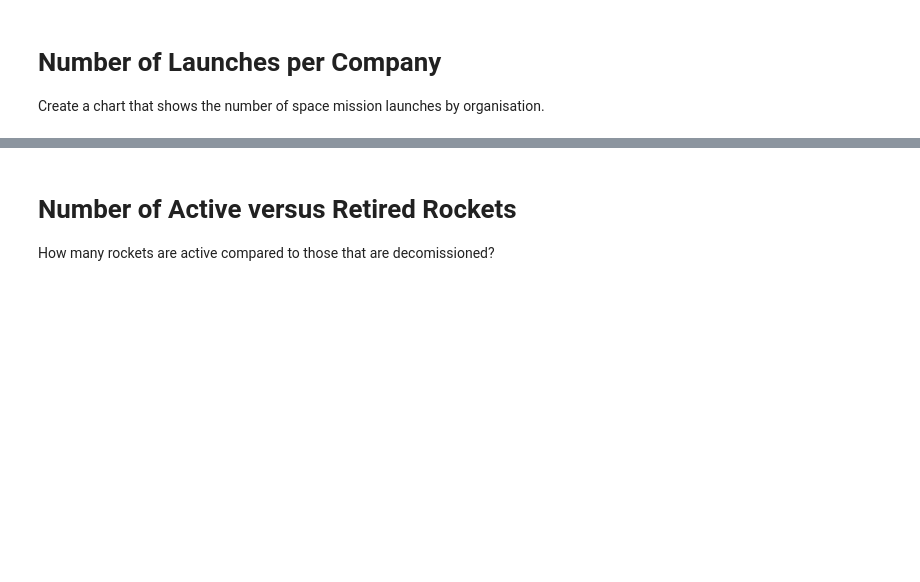
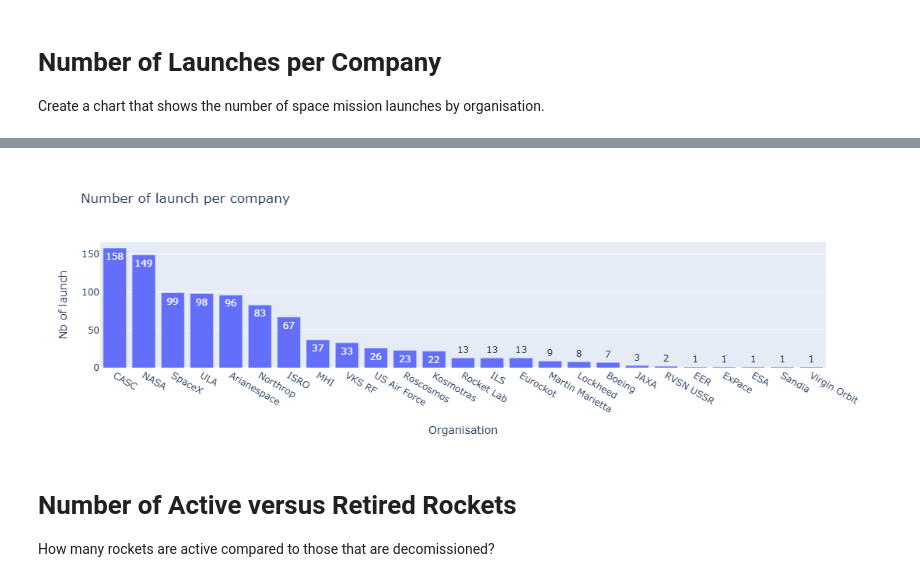
Before and after one commit to Bill-khk/Data-analysis, a Jupyter notebook: SpaceMissions/data/Space_Missions_Analysis_(start).ipynb, the cells around one changed output, grey strips where cells are left out. Cells and saved outputs as stored; diff of their text form; code cells hidden in the pictures; blank space fills up the shorter version.

```diff
--- a/SpaceMissions/data/Space_Missions_Analysis_(start).ipynb
+++ b/SpaceMissions/data/Space_Missions_Analysis_(start).ipynb
@@ -146,3 +146,9 @@ None
 # Number of Launches per Company
 
 Create a chart that shows the number of space mission launches by organisation.
+# %%
+df_graph = clean_df.groupby('Organisation').count().iloc[:,0]
+df_graph = df_graph.reset_index()
+df_graph.columns = ['Organisation', 'LaunchCount']
+df_graph = df_graph.sort_values(by=['LaunchCount'], ascending=False)
+print(df_graph)
@@ -149,3 +173,12 @@ Create a chart that shows the number of space mission launches by organisation.
+# %%
+import matplotlib.pyplot as plt
+import plotly.express as px
+
+bar = px.bar(df_graph, x='Organisation', y='LaunchCount', text='LaunchCount', title='Number of launch per company')
+bar.update_layout(yaxis_title='Nb of launch')
+bar.show()
+# %% [output]
+[figure, added]
 # %% [markdown]
 # Number of Active versus Retired Rockets
 
```
Also changed, not shown: parts of 1 cell of this notebook.
